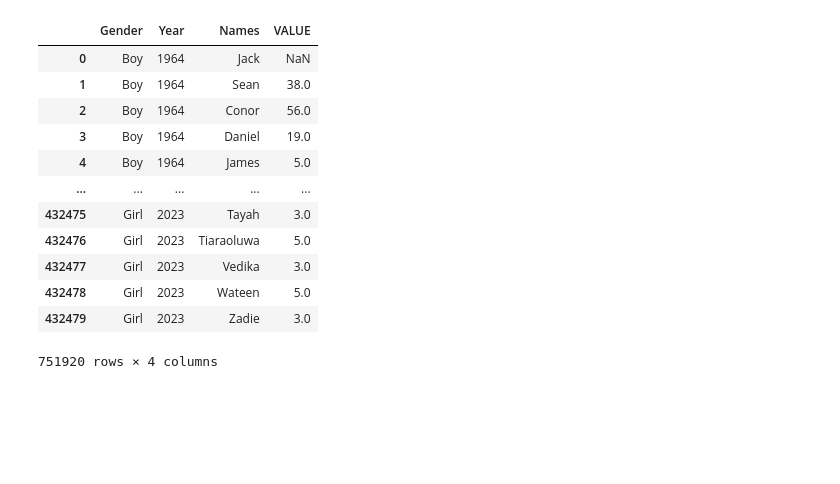
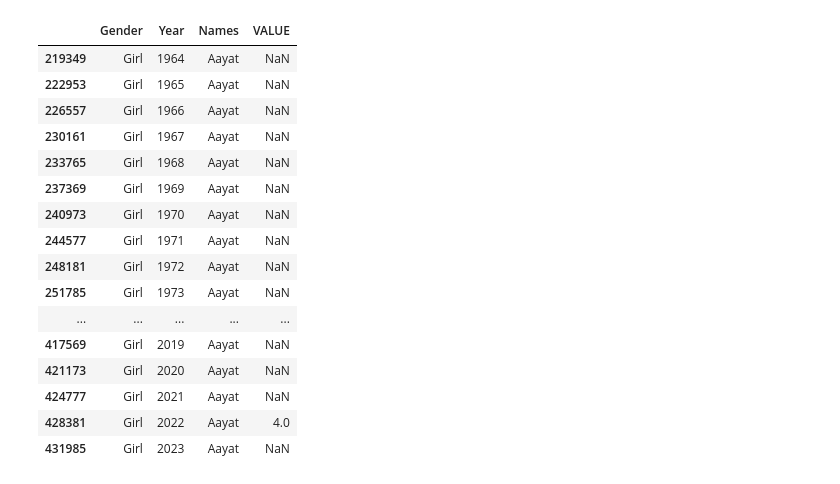
Before and after one commit to ruairi-mcc/Baby-names, a Jupyter notebook: Baby names.ipynb, the cells around one changed output. Saved outputs shown, nothing was run; the diff lists cells and outputs as text; code cells hidden in the pictures; blank space fills up the shorter version.

```diff
--- a/Baby names.ipynb
+++ b/Baby names.ipynb
@@ -16,0 +49,4 @@ girls = pd.read_csv('Girls name.csv')
+# %%
+girls = girls[girls['Statistic Label'] != 'Girls Names in Ireland with 3 or More Occurrences Rank']
+# %%
+boys = boys[boys['Statistic Label'] != 'Boys Names in Ireland with 3 or More Occurrences Rank']
@@ -17,9 +73,6 @@ girls = pd.read_csv('Girls name.csv')
 # %%
-boys = boys.drop('UNIT', axis=1)
-girls = girls.drop('UNIT', axis=1)
+boys = boys.drop(['STATISTIC', 'Statistic Label', 'TLIST(A1)', 'C02512V04117', 'UNIT'], axis=1)
+girls = girls.drop(['STATISTIC', 'Statistic Label', 'TLIST(A1)', 'C02514V04120', 'UNIT'], axis=1)
-# %%
-boys = boys.drop('Statistic Label', axis=1)
-girls = girls.drop('Statistic Label', axis=1)
 # %%
 boys.insert(0, 'Gender', 'Boy')
 # %%
@@ -28,18 +81,22 @@ girls.insert(0, 'Gender', 'Girl')
 dataframes = [boys, girls]
 # %%
 data = pd.concat(dataframes)
-data
+data[data.Names == 'Aayat']
 # %% [output]
 |  | Gender | Year | Names | VALUE |
-| 0 | Boy | 1964 | Jack | NaN |
-| 1 | Boy | 1964 | Sean | 38.0 |
-| 2 | Boy | 1964 | Conor | 56.0 |
-| 3 | Boy | 1964 | Daniel | 19.0 |
-| 4 | Boy | 1964 | James | 5.0 |
+| 219349 | Girl | 1964 | Aayat | NaN |
+| 222953 | Girl | 1965 | Aayat | NaN |
+| 226557 | Girl | 1966 | Aayat | NaN |
+| 230161 | Girl | 1967 | Aayat | NaN |
+| 233765 | Girl | 1968 | Aayat | NaN |
+| 237369 | Girl | 1969 | Aayat | NaN |
+| 240973 | Girl | 1970 | Aayat | NaN |
+| 244577 | Girl | 1971 | Aayat | NaN |
+| 248181 | Girl | 1972 | Aayat | NaN |
+| 251785 | Girl | 1973 | Aayat | NaN |
 | ... | ... | ... | ... | ... |
-| 432475 | Girl | 2023 | Tayah | 3.0 |
-| 432476 | Girl | 2023 | Tiaraoluwa | 5.0 |
-| 432477 | Girl | 2023 | Vedika | 3.0 |
-| 432478 | Girl | 2023 | Wateen | 5.0 |
-| 432479 | Girl | 2023 | Zadie | 3.0 |
+| 417569 | Girl | 2019 | Aayat | NaN |
+| 421173 | Girl | 2020 | Aayat | NaN |
+| 424777 | Girl | 2021 | Aayat | NaN |
+| 428381 | Girl | 2022 | Aayat | 4.0 |
+| 431985 | Girl | 2023 | Aayat | NaN |
-751920 rows × 4 columns
```
Also changed, not shown: parts of 10 cells of this notebook.
